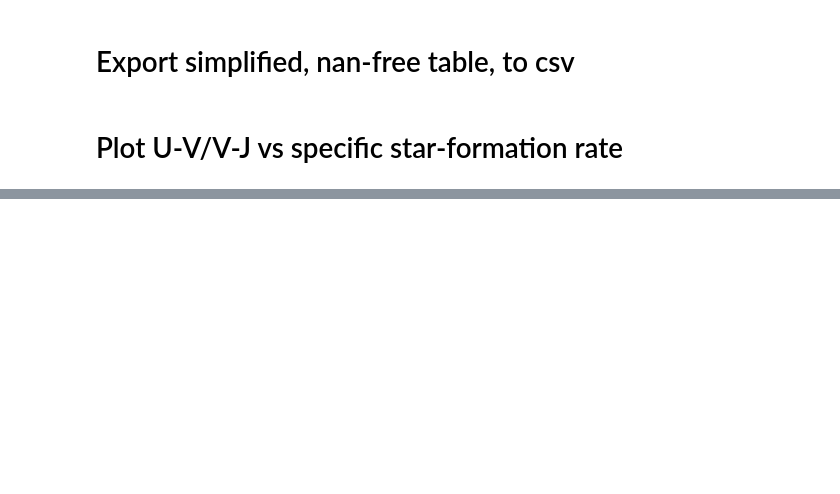
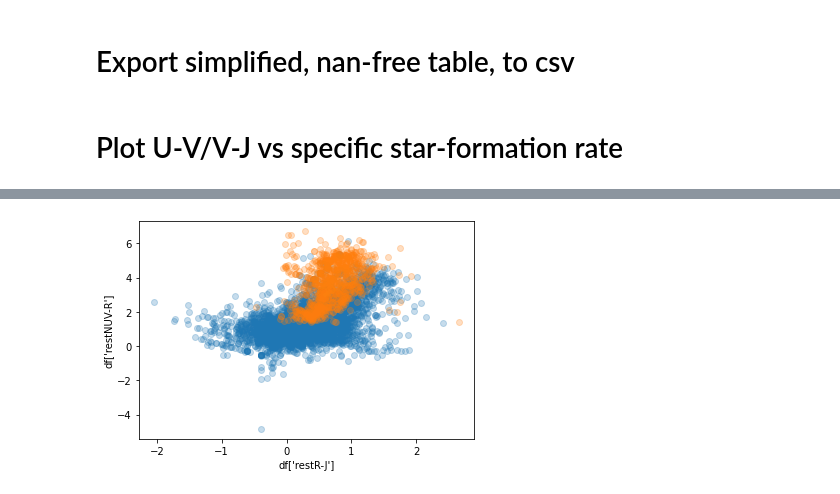
Before and after one commit to marcoviero/simstack2, a Jupyter notebook: examples/export_cosmos2020_to_csv.ipynb, the cells around one changed output, grey strips where cells are left out. Cells and saved outputs as stored; diff of their text form; code cells hidden in the pictures; blank space fills up the shorter version.

```diff
--- a/examples/export_cosmos2020_to_csv.ipynb
+++ b/examples/export_cosmos2020_to_csv.ipynb
@@ -58,8 +58,17 @@ vaex_df['rest_AB_J'] = (-2.5 * np.log10(vaex_df.ez_restJ * 1e6) + 8.9)
 # Estimate rest-frame U-V and V-J
 vaex_df['ez_restU-V']=(vaex_df.rest_AB_U - vaex_df.rest_AB_V)
 vaex_df['ez_restV-J']=(vaex_df.rest_AB_V - vaex_df.rest_AB_J)
+# %%
+# Convert flux to magnitude
+# AB = -2.5 log S (Jy) + 8.9
+vaex_df['galex_AB_NUV'] = vaex_df.lp_MNUV
+vaex_df['vista_AB_R'] = vaex_df.lp_MR
+# %%
+# Estimate rest-frame U-V and V-J
+vaex_df['restNUV-R']=(vaex_df.lp_MNUV - vaex_df.lp_MR)
+vaex_df['restR-J']=(vaex_df.lp_MR - vaex_df.lp_MJ)
 # %%
 # Extract subset of array and drop nans
-features = ['ALPHA_J2000','DELTA_J2000','lp_zBEST','lp_mass_med','ez_restU-V','ez_restV-J','lp_sSFR_med','lp_type']
+features = ['ALPHA_J2000','DELTA_J2000','lp_zBEST','lp_mass_med','ez_restU-V','ez_restV-J','restNUV-R','restR-J','lp_sSFR_med','lp_type']
 uvj_df_raw = vaex_df[features].dropna()
-uvj_df = uvj_df_raw[uvj_df_raw['lp_type'] => 0]
+uvj_df = uvj_df_raw[uvj_df_raw['lp_type'] >= 0]
@@ -86,0 +113,7 @@ uvj_df[:ns].scatter(uvj_df['ez_restV-J'],uvj_df['ez_restU-V'], selection = uvj_d
+# %%
+sfr_cut = -9.5
+ns=10000
+uvj_df[:ns].scatter(uvj_df['restR-J'], uvj_df['restNUV-R'], selection = uvj_df['lp_sSFR_med'] > sfr_cut, alpha=0.25)
+uvj_df[:ns].scatter(uvj_df['restR-J'], uvj_df['restNUV-R'], selection = uvj_df['lp_sSFR_med'] <= sfr_cut, alpha=0.25)
+# %% [output]
+[figure, added]
```
Also changed, not shown: parts of 4 cells of this notebook, 8 other files.
